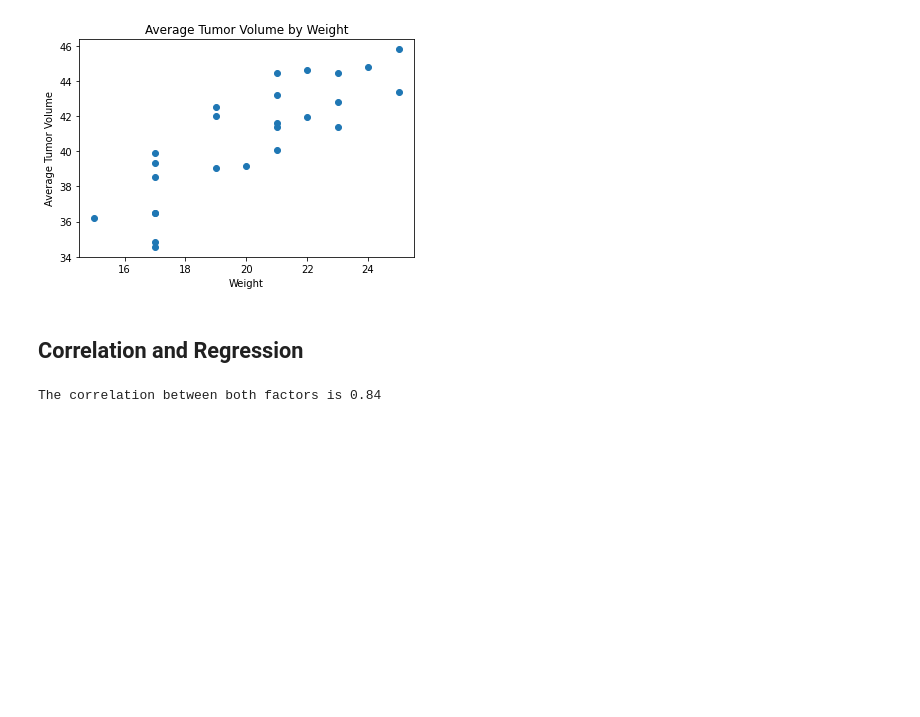
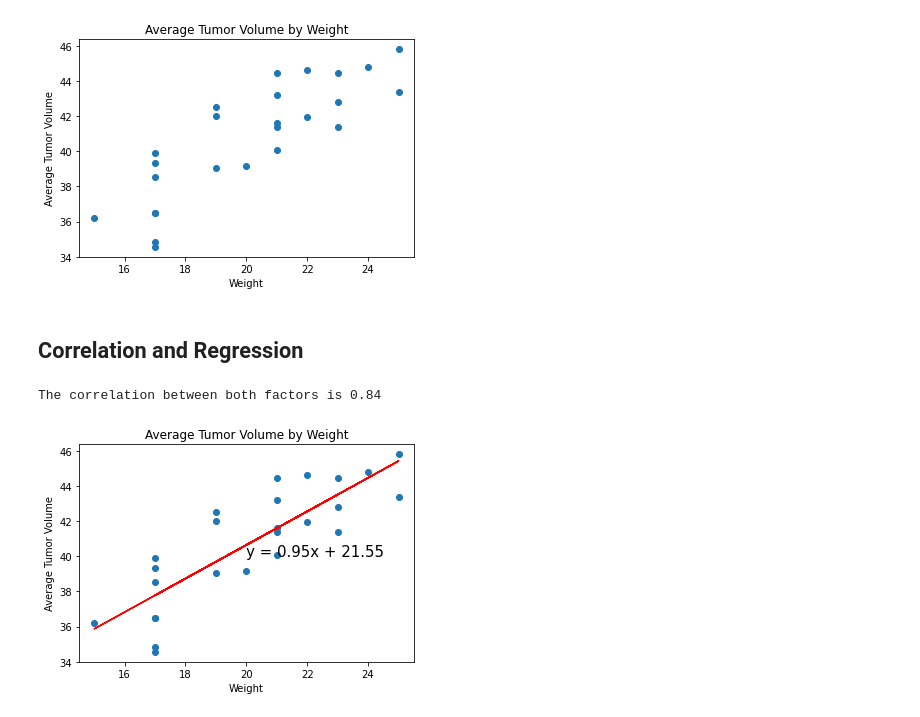
Before and after one commit to thallegacy/matplotlib-challenge, a Jupyter notebook: pymaceuticals_LR.ipynb, the cells around one changed output. Saved outputs shown, nothing was run; the diff lists cells and outputs as text; code cells hidden in the pictures; blank space fills up the shorter version.

Commit message:
linear regression model avg tumor volume and weight

```diff
--- a/pymaceuticals_LR.ipynb
+++ b/pymaceuticals_LR.ipynb
@@ -314,9 +316,25 @@ plt.show()
 # %%
 # Calculate the correlation coefficient and linear regression model
 # for mouse weight and average tumor volume for the Capomulin regimen
 
 #correlation mouse weight and average tumor volume
 correlation = st.pearsonr(avg_cap_w,avg_cap_tv)
 print(f"The correlation between both factors is {round(correlation[0],2)}")
+
+#linear regression model
+(slope, intercept, rvalue, pvalue, stderr) = linregress(avg_cap_w, avg_cap_tv)
+regress_values = avg_cap_w * slope + intercept
+
+line_eq = f'y = {str(round(slope,2))}x + {str(round(intercept,2))}'
+plt.scatter(avg_cap_w,avg_cap_tv)
+plt.plot(avg_cap_w,regress_values,"r-")
+
+plt.annotate(line_eq,(20,40),fontsize=15,color="black")
+plt.title("Average Tumor Volume by Weight")
+plt.xlabel("Weight")
+plt.ylabel("Average Tumor Volume")
+
+plt.show()
 # %% [output]
 The correlation between both factors is 0.84
+[figure, added]
```
Also changed, not shown: parts of 1 cell of this notebook.
